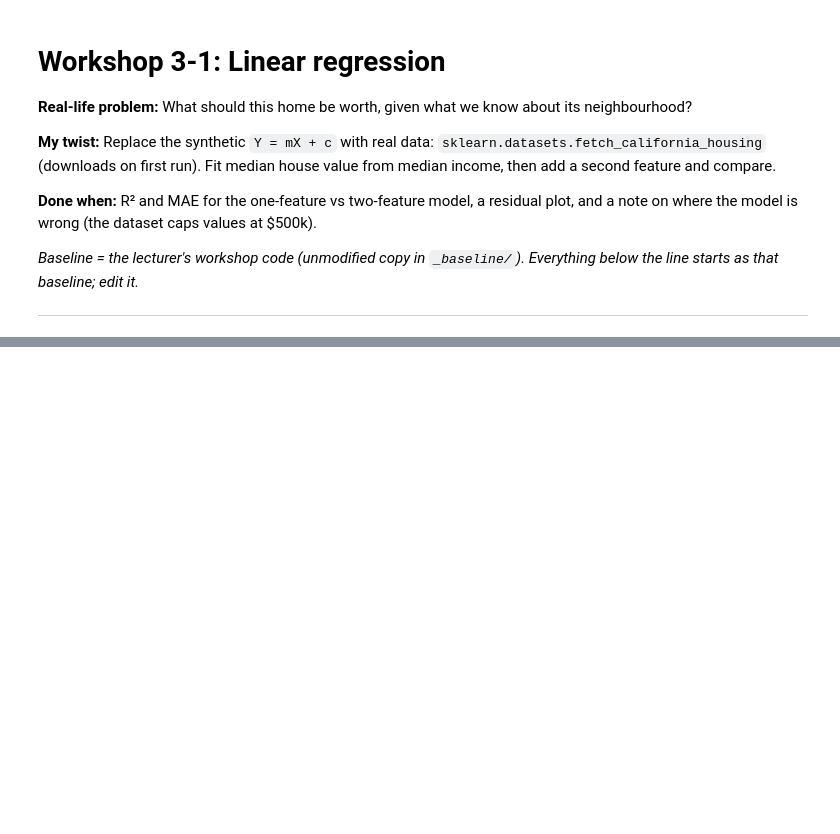
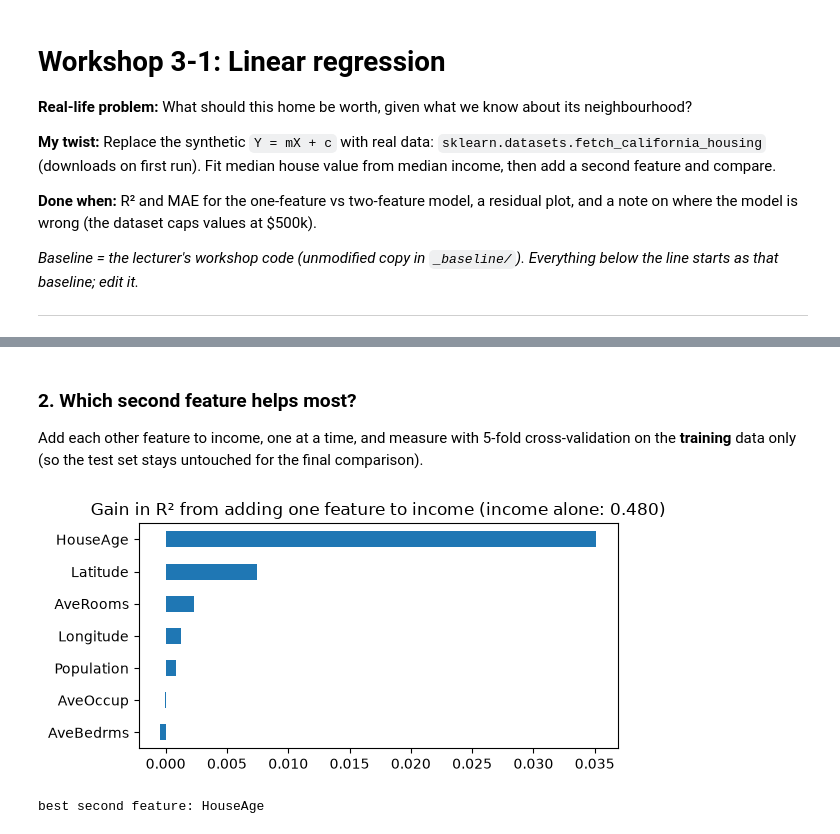
Before and after one commit to helena-byte999/ai-studio-workshops, a Jupyter notebook: 03-1-linear-regression/03-1-linear-regression.ipynb, the cells around one changed output, grey strips where cells are left out. Saved outputs shown, nothing was run; the diff lists cells and outputs as text; code cells hidden in the pictures; blank space fills up the shorter version.

```diff
--- a/03-1-linear-regression/03-1-linear-regression.ipynb
+++ b/03-1-linear-regression/03-1-linear-regression.ipynb
@@ -48,0 +126,17 @@ print('R2 score: %.2f' % r2_score(y, y_pred))
+# %% [markdown]
+### 2. Which second feature helps most?
+Add each other feature to income, one at a time, and measure with 5-fold cross-validation on the **training** data only (so the test set stays untouched for the final comparison).
+# %%
+cv = KFold(n_splits=5, shuffle=True, random_state=0)
+alone = cross_val_score(LinearRegression(), X_train[['MedInc']], y_train, cv=cv, scoring='r2').mean()
+gain = {f: cross_val_score(LinearRegression(), X_train[['MedInc', f]], y_train, cv=cv, scoring='r2').mean() - alone
+        for f in features if f != 'MedInc'}
+gain = pd.Series(gain).sort_values()
+second = gain.idxmax()
+
+gain.plot(kind='barh', figsize=(6, 3), title=f'Gain in R² from adding one feature to income (income alone: {alone:.3f})')
+plt.tight_layout(); plt.show()
+print('best second feature:', second)
+# %% [output]
+[figure, added]
+best second feature: HouseAge
```
Also changed, not shown: parts of 15 cells of this notebook, 7 other files.
